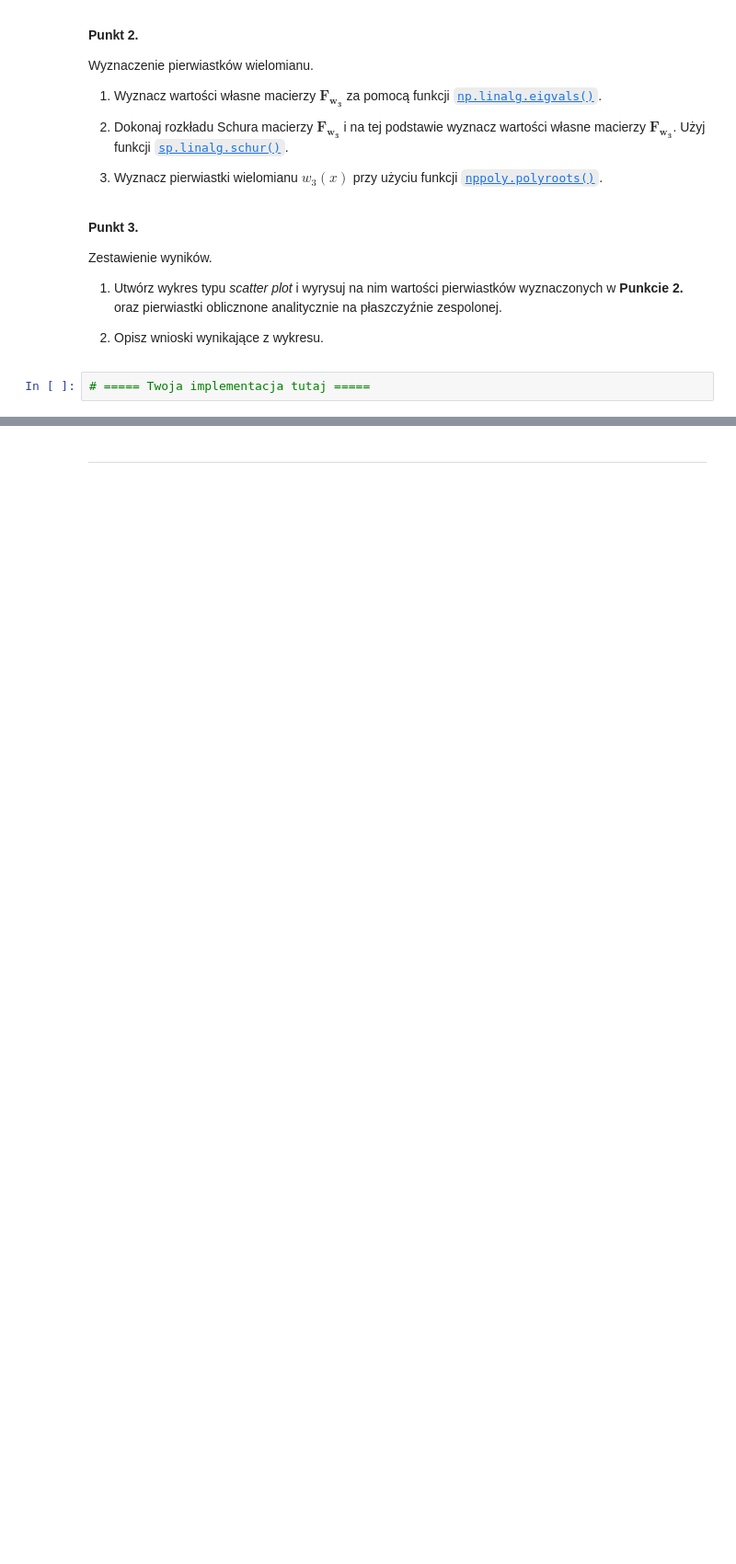
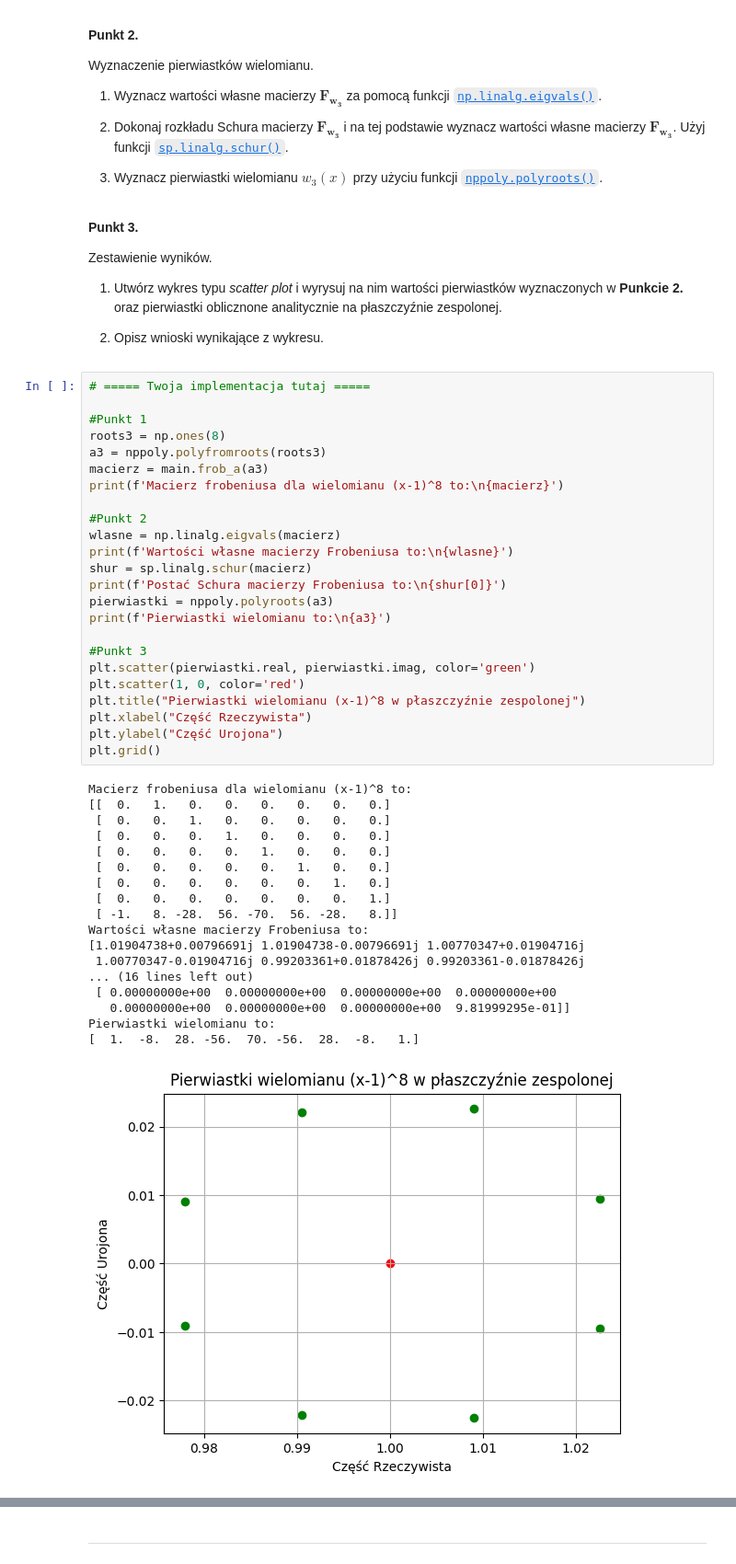
Before and after one commit to MN-KJ-2025/lab-7-pierwiastki-Jakub0071, a Jupyter notebook: sprawozdanie.ipynb, the cells around one changed output, grey strips where cells are left out. Shown at 92% size. Cells and saved outputs as stored; diff of their text form; blank space fills up the shorter version.

```diff
--- a/sprawozdanie.ipynb
+++ b/sprawozdanie.ipynb
@@ -273,5 +203,46 @@ Zestawienie wyników.
 1. Utwórz wykres typu *scatter plot* i wyrysuj na nim wartości pierwiastków wyznaczonych w **Punkcie 2.** oraz pierwiastki oblicznone analitycznie na płaszczyźnie zespolonej.
 
 2. Opisz wnioski wynikające z wykresu.
-# %%
-# ===== Twoja implementacja tutaj =====
+# %%
+# ===== Twoja implementacja tutaj =====
+
+#Punkt 1
+roots3 = np.ones(8)
+a3 = nppoly.polyfromroots(roots3)
+macierz = main.frob_a(a3)
+print(f'Macierz frobeniusa dla wielomianu (x-1)^8 to:\n{macierz}')
+
+#Punkt 2
+wlasne = np.linalg.eigvals(macierz)
+print(f'Wartości własne macierzy Frobeniusa to:\n{wlasne}')
+shur = sp.linalg.schur(macierz)
+print(f'Postać Schura macierzy Frobeniusa to:\n{shur[0]}')
+pierwiastki = nppoly.polyroots(a3)
+print(f'Pierwiastki wielomianu to:\n{a3}')
+
+#Punkt 3
+plt.scatter(pierwiastki.real, pierwiastki.imag, color='green')
+plt.scatter(1, 0, color='red')
+plt.title("Pierwiastki wielomianu (x-1)^8 w płaszczyźnie zespolonej")
+plt.xlabel("Część Rzeczywista")
+plt.ylabel("Część Urojona")
+plt.grid()
+# %% [output]
+Macierz frobeniusa dla wielomianu (x-1)^8 to:
+[[  0.   1.   0.   0.   0.   0.   0.   0.]
+ [  0.   0.   1.   0.   0.   0.   0.   0.]
+ [  0.   0.   0.   1.   0.   0.   0.   0.]
+ [  0.   0.   0.   0.   1.   0.   0.   0.]
+ [  0.   0.   0.   0.   0.   1.   0.   0.]
+ [  0.   0.   0.   0.   0.   0.   1.   0.]
+ [  0.   0.   0.   0.   0.   0.   0.   1.]
+ [ -1.   8. -28.  56. -70.  56. -28.   8.]]
+Wartości własne macierzy Frobeniusa to:
+[1.01904738+0.00796691j 1.01904738-0.00796691j 1.00770347+0.01904716j
+ 1.00770347-0.01904716j 0.99203361+0.01878426j 0.99203361-0.01878426j
+... (16 lines left out)
+ [ 0.00000000e+00  0.00000000e+00  0.00000000e+00  0.00000000e+00
+   0.00000000e+00  0.00000000e+00  0.00000000e+00  9.81999295e-01]]
+Pierwiastki wielomianu to:
+[  1.  -8.  28. -56.  70. -56.  28.  -8.   1.]
+[figure, added]
```
Also changed, not shown: parts of 8 cells of this notebook.
